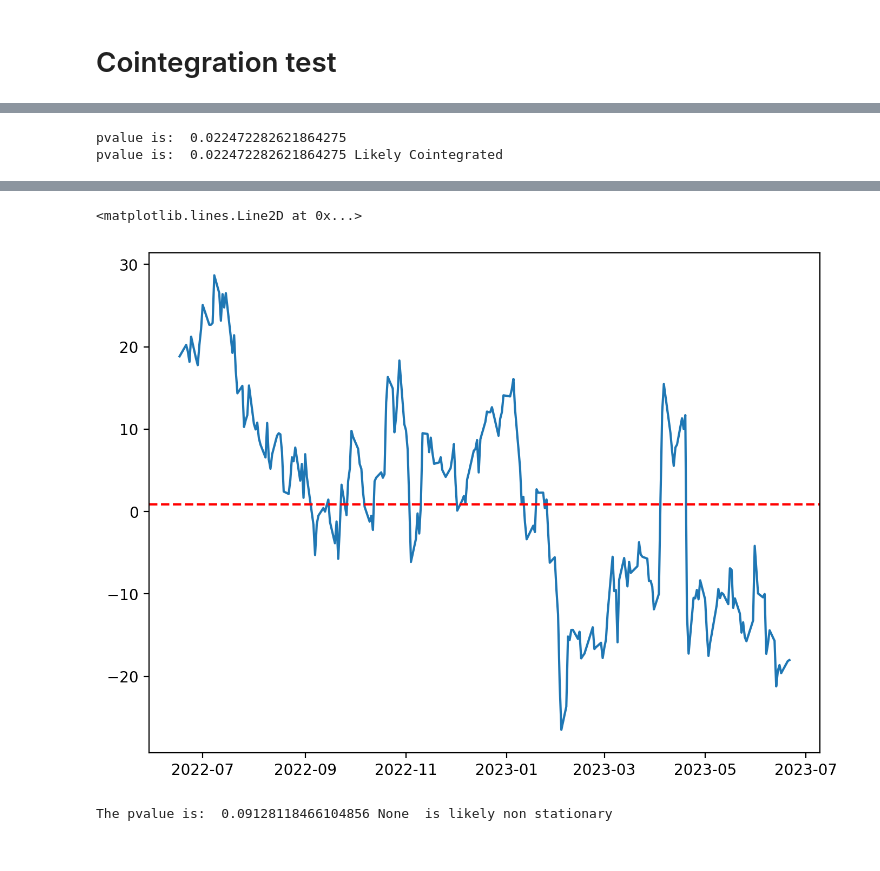
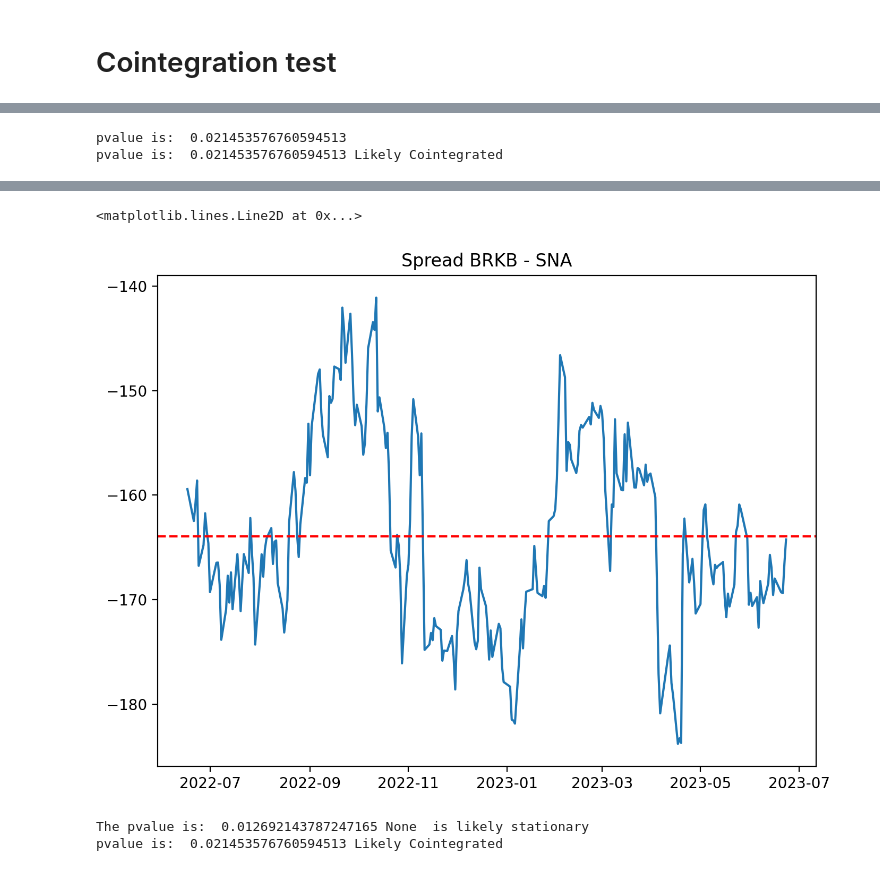
Before and after one commit to xwj0109/Quant-Finance, a Jupyter notebook: PairsTrading_Strategy.ipynb, the cells around one changed output, grey strips where cells are left out. Saved outputs shown, nothing was run; the diff lists cells and outputs as text; code cells hidden in the pictures.

```diff
--- a/PairsTrading_Strategy.ipynb
+++ b/PairsTrading_Strategy.ipynb
@@ -114,11 +114,10 @@ SNA = df['SNA']
 AAPL = df['AAPL']
 coint(MSFT, AAPL)
 score, pvalue, _ = coint(BRKB, SNA)
-print('pvalue is: ', pvalue )
 cointegration(pvalue)
 # %% [output]
-pvalue is:  0.022472282621864275
-pvalue is:  0.022472282621864275 Likely Cointegrated
+pvalue is:  0.021453576760594513
+pvalue is:  0.021453576760594513 Likely Cointegrated
 # %%
 plt.plot(SNA, label = 'SNA')
 plt.plot(BRKB, label = 'BRKB')
@@ -129,20 +128,24 @@ plt.legend()
 # %%
 #spread
 import statsmodels.api as sm
 model = sm.OLS(BRKB,SNA)
 result = model.fit()
 Beta = result.params
-spread = (BRKB - SNA*1.306933)
+Beta
+spread = (SNA - BRKB * 1.306075)
+plt.title('Spread BRKB - SNA')
 plt.plot(spread)
-plt.axhline((BRKB - SNA*1.306933).mean(), color='red', linestyle='--')
+plt.axhline((SNA - BRKB * 1.306075).mean(), color='red', linestyle='--')
 # %% [output]
 <matplotlib.lines.Line2D at 0x...>
-[figure, old version]
+[figure, new version]
-# %%
-BRKB.corr(SNA)
-stationarity(spread)
-# %% [output]
-The pvalue is:  0.09128118466104856 None  is likely non stationary
+# %%
+stationarity(spread)
+score, pvalue, _ = coint(BRKB, SNA)
+cointegration(pvalue)
+# %% [output]
+The pvalue is:  0.012692143787247165 None  is likely stationary
+pvalue is:  0.021453576760594513 Likely Cointegrated
 # %%
 GLD = yf.download('GLD', datetime(2022, 6, 22) , datetime.now())['Adj Close']
 GDX = yf.download('GDX', datetime(2022, 6, 22) , datetime.now())['Adj Close']
```
Also changed, not shown: parts of 14 cells of this notebook.
